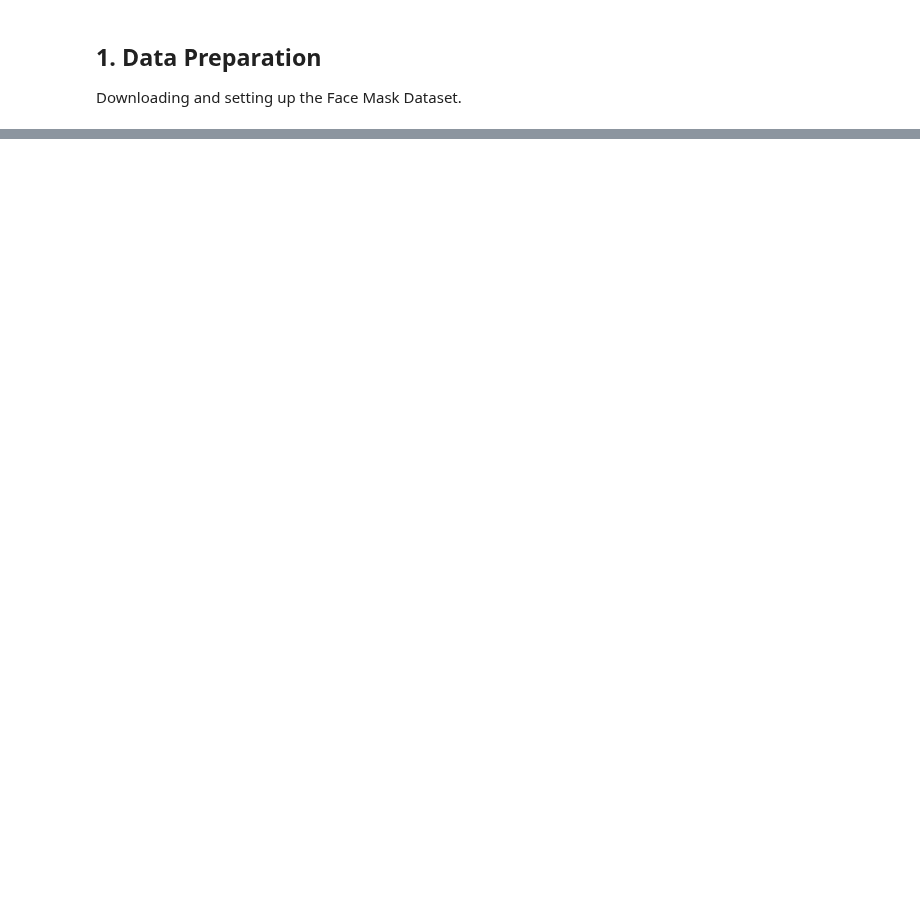
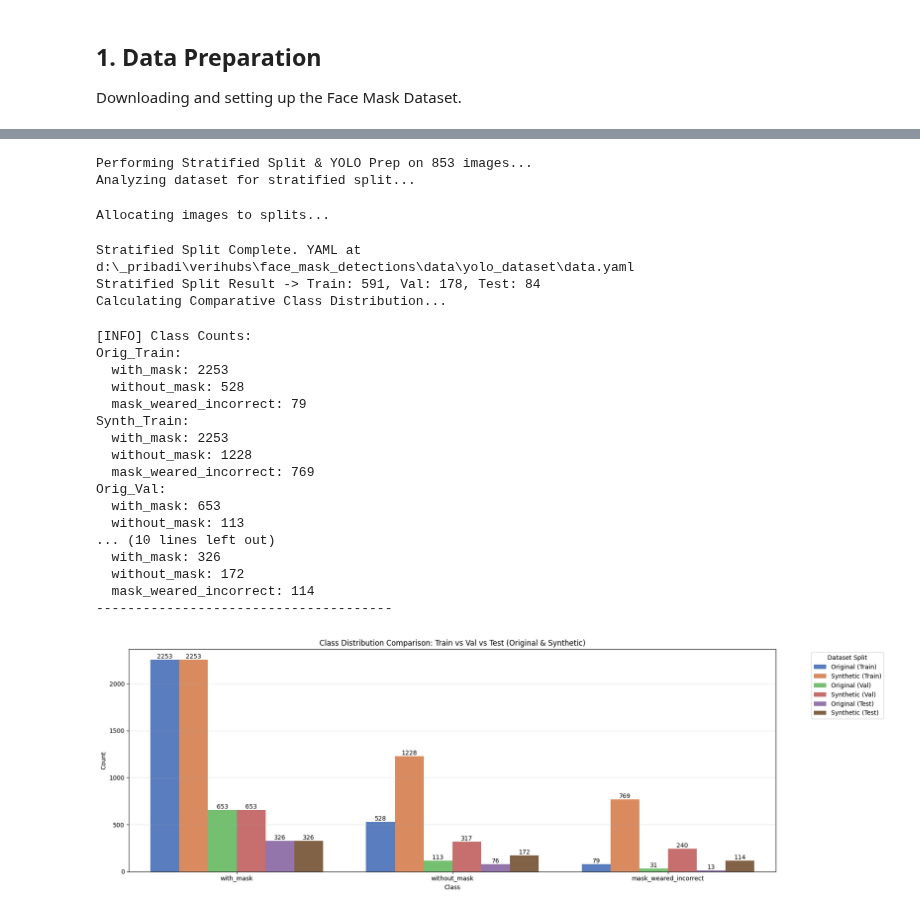
Before and after one commit to arifsoul/face_mask_detections, a Jupyter notebook: notebooks/Face_Mask_Detection.ipynb, the cells around one changed output, grey strips where cells are left out. Saved outputs shown, nothing was run; the diff lists cells and outputs as text; code cells hidden in the pictures; blank space fills up the shorter version.

```diff
--- a/notebooks/Face_Mask_Detection.ipynb
+++ b/notebooks/Face_Mask_Detection.ipynb
@@ -453,27 +491,58 @@ if synthetic_dataset:
 # %%
-# Create Final Training Set
+# SPLIT: Stratified 70/20/10 based on Objects
+# This also prepares the YOLO dataset structure directly.
+
+yolo_root = os.path.abspath(os.path.join("../data", "yolo_dataset"))
+if os.path.exists(yolo_root):
+    shutil.rmtree(yolo_root)
+
 if synthetic_dataset:
-    # Synthetic Dataset now includes the base original data
-    dataset_train = synthetic_dataset
-    print(f"Training Data (Full Augmented): {len(dataset_train)}")
+    print(f"Performing Stratified Split & YOLO Prep on {len(synthetic_dataset)} images...")
+
+    # dataset is usually the original dataset object used for structure, but here we pass synthetic_dataset
+    # because that's what we want to split.
+    # However, stratified_yolo_split expects a dataset object that has .xmls and .imgs attributes.
+    # synthetic_dataset is a FaceMaskDataset instance, so it should work.
+
+    train_indices, val_indices, test_indices = stratified_yolo_split(
+        synthetic_dataset,
+        output_root=yolo_root,
+        split_ratios=(0.7, 0.2, 0.1)
+    )
+
+    print(f"Stratified Split Result -> Train: {len(train_indices)}, Val: {len(val_indices)}, Test: {len(test_indices)}")
+
+    # Update Subsets for PyTorch usage if needed (though we use YOLO mainly)
+    dataset_train = torch.utils.data.Subset(synthetic_dataset, train_indices)
+    dataset_val = torch.utils.data.Subset(synthetic_dataset, val_indices)
+    dataset_test = torch.utils.data.Subset(synthetic_dataset, test_indices)
+
+    # Visualizing Class Distribution with new splits
+    plot_class_distribution_comparison(dataset, train_indices, val_indices, test_indices, synthetic_dataset)
 else:
-    dataset_train = torch.utils.data.Subset(dataset_train_full, train_indices)
-    print("No synthetic data generated. Using original training set.")
-
-dataset_test = torch.utils.data.Subset(dataset_test_full, test_indices)
-
-# Dataloaders
-def collate_fn(batch):
-    return tuple(zip(*batch))
-
-num_epochs = 10
-batch_size = 4
-num_workers = 0
-
-train_dataloader = torch.utils.data.DataLoader(
-    dataset_train, batch_size=batch_size, shuffle=True, num_workers=num_workers, collate_fn=collate_fn)
-
-test_dataloader = torch.utils.data.DataLoader(
-    dataset_test, batch_size=batch_size, shuffle=False, num_workers=num_workers, collate_fn=collate_fn)
-
-print(f"Final Train Size: {len(dataset_train)}, Test Size: {len(dataset_test)}")
+    print("WARNING: No synthetic dataset found.")
+# %% [output]
+Performing Stratified Split & YOLO Prep on 853 images...
+Analyzing dataset for stratified split...
+Allocating images to splits...
+Stratified Split Complete. YAML at d:\_pribadi\verihubs\face_mask_detections\data\yolo_dataset\data.yaml
+Stratified Split Result -> Train: 591, Val: 178, Test: 84
+Calculating Comparative Class Distribution...
+[INFO] Class Counts:
+Orig_Train:
+  with_mask: 2253
+  without_mask: 528
+  mask_weared_incorrect: 79
+Synth_Train:
+  with_mask: 2253
+  without_mask: 1228
+  mask_weared_incorrect: 769
+Orig_Val:
+  with_mask: 653
+  without_mask: 113
+... (10 lines left out)
+  with_mask: 326
+  without_mask: 172
+  mask_weared_incorrect: 114
+--------------------------------------
+[figure, added]
```
Also changed, not shown: parts of 12 cells of this notebook, 3 other files.
